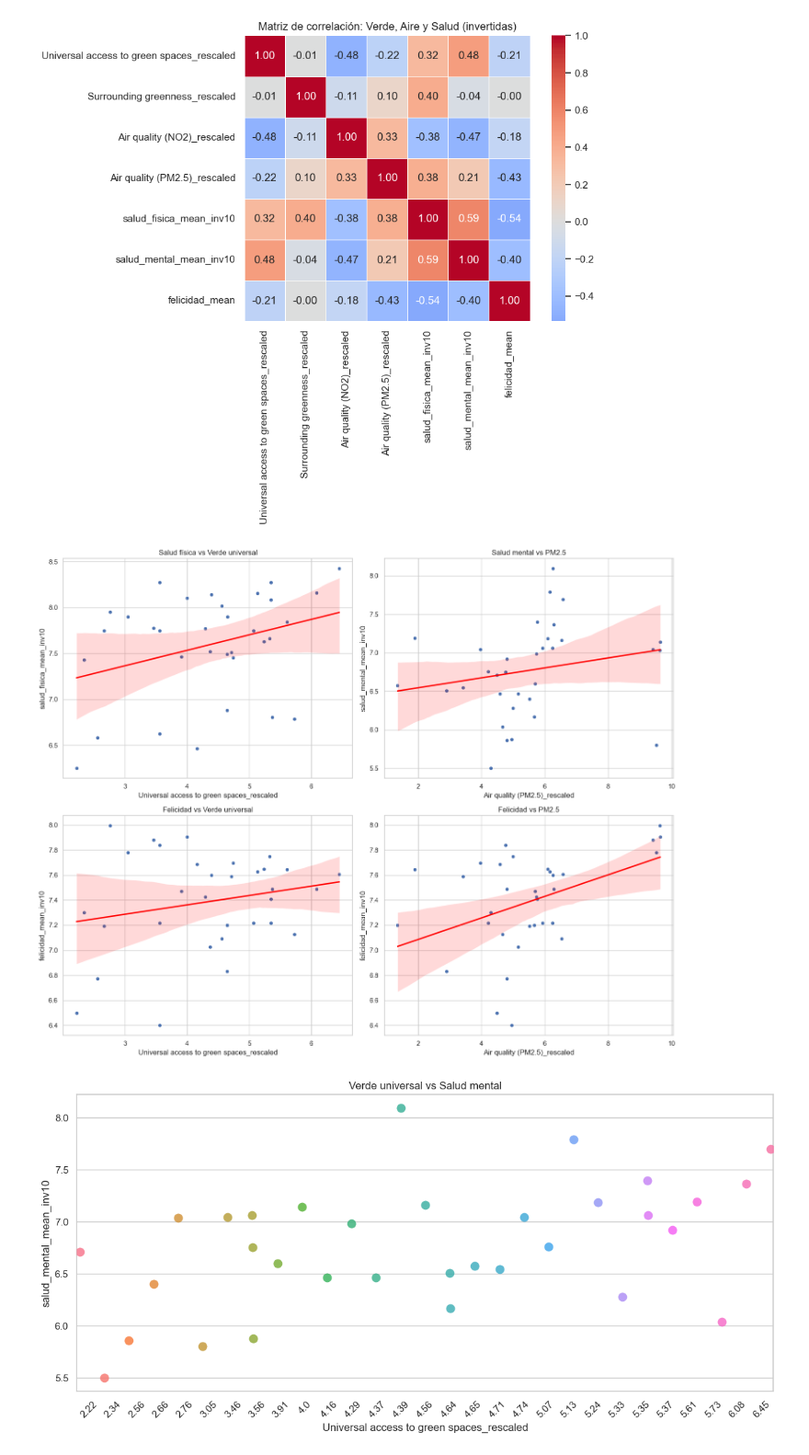
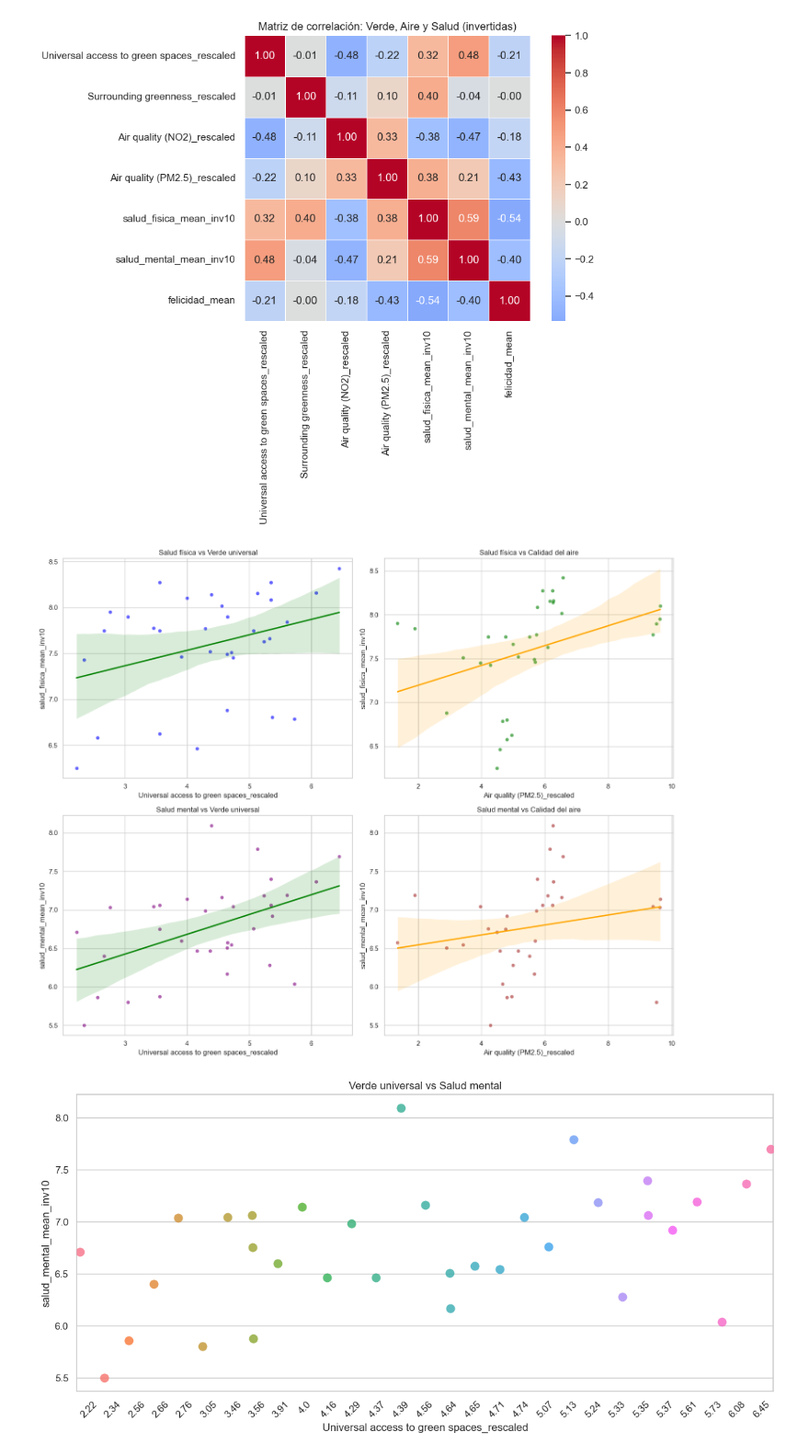
Before and after one commit to PablodaCunha/EDA_Health, a Jupyter notebook: src/memoria.ipynb, the cells around one changed output. Shown at 92% size. Drawn from its saved outputs; the diff is of its cells as text; code cells hidden in the pictures.

```diff
--- a/src/memoria.ipynb
+++ b/src/memoria.ipynb
@@ -1234,39 +1252,46 @@ plt.tight_layout()
 plt.show()
 # %% [output]
 [figure]
-# %%
-
-fig, axes = plt.subplots(2, 2, figsize=(15, 12))
-
-sns.scatterplot(data=analytic, x='Universal access to green spaces_rescaled',
-                y='salud_fisica_mean_inv10', ax=axes[0,0])
-sns.regplot(data=analytic, x='Universal access to green spaces_rescaled',
-            y='salud_fisica_mean_inv10', scatter=False, ax=axes[0,0], color='red')
-axes[0,0].set_title('Salud física vs Verde universal')
-
-sns.scatterplot(data=analytic, x='Air quality (PM2.5)_rescaled',
-                y='salud_mental_mean_inv10', ax=axes[0,1])
-sns.regplot(data=analytic, x='Air quality (PM2.5)_rescaled',
-            y='salud_mental_mean_inv10', scatter=False, ax=axes[0,1], color='red')
-axes[0,1].set_title('Salud mental vs PM2.5')
-
-sns.scatterplot(data=analytic, x='Universal access to green spaces_rescaled',
-                y='felicidad_mean_inv10', ax=axes[1,0])
-sns.regplot(data=analytic, x='Universal access to green spaces_rescaled',
-            y='felicidad_mean_inv10', scatter=False, ax=axes[1,0], color='red')
-axes[1,0].set_title('Felicidad vs Verde universal')
-
-sns.scatterplot(data=analytic, x='Air quality (PM2.5)_rescaled',
-                y='felicidad_mean_inv10', ax=axes[1,1])
-sns.regplot(data=analytic, x='Air quality (PM2.5)_rescaled',
-            y='felicidad_mean_inv10', scatter=False, ax=axes[1,1], color='red')
-axes[1,1].set_title('Felicidad vs PM2.5')
-
-
-plt.tight_layout()
-plt.show()
-# %% [output]
-[figure, removed]
+# %%
+
+fig, axes = plt.subplots(2, 2, figsize=(15, 12))
+
+# Panel 1: Salud física vs Verde (azul puntos, roja línea)
+sns.scatterplot(data=analytic, x='Universal access to green spaces_rescaled',
+                y='salud_fisica_mean_inv10', ax=axes[0,0], color='blue', alpha=0.6)
+sns.regplot(data=analytic, x='Universal access to green spaces_rescaled',
+            y='salud_fisica_mean_inv10', scatter=False, ax=axes[0,0],
+            color='green')
+axes[0,0].set_title('Salud física vs Verde universal')
+
+# Panel 2: Salud física vs Aire (verde puntos, naranja línea)
+sns.scatterplot(data=analytic, x='Air quality (PM2.5)_rescaled',
+                y='salud_fisica_mean_inv10', ax=axes[0,1], color='green', alpha=0.6)
+sns.regplot(data=analytic, x='Air quality (PM2.5)_rescaled',
+            y='salud_fisica_mean_inv10', scatter=False, ax=axes[0,1],
+            color='orange')
+axes[0,1].set_title('Salud física vs Calidad del aire')
+
+# Panel 3: Salud mental vs Verde (púrpura puntos, roja línea)
+sns.scatterplot(data=analytic, x='Universal access to green spaces_rescaled',
+                y='salud_mental_mean_inv10', ax=axes[1,0], color='purple', alpha=0.6)
+sns.regplot(data=analytic, x='Universal access to green spaces_rescaled',
+            y='salud_mental_mean_inv10', scatter=False, ax=axes[1,0],
+            color='green')
+axes[1,0].set_title('Salud mental vs Verde universal')
+
+# Panel 4: Salud mental vs Aire (marrón puntos, naranja línea)
+sns.scatterplot(data=analytic, x='Air quality (PM2.5)_rescaled',
+                y='salud_mental_mean_inv10', ax=axes[1,1], color='brown', alpha=0.6)
+sns.regplot(data=analytic, x='Air quality (PM2.5)_rescaled',
+            y='salud_mental_mean_inv10', scatter=False, ax=axes[1,1],
+            color='orange')
+axes[1,1].set_title('Salud mental vs Calidad del aire')
+
+plt.tight_layout()
+plt.show()
+# %% [output]
+[figure, added]
 # %%
 plt.figure(figsize=(14, 6))
 sns.stripplot(data=analytic, x='Universal access to green spaces_rescaled',
```
Also changed, not shown: parts of 10 cells of this notebook.
